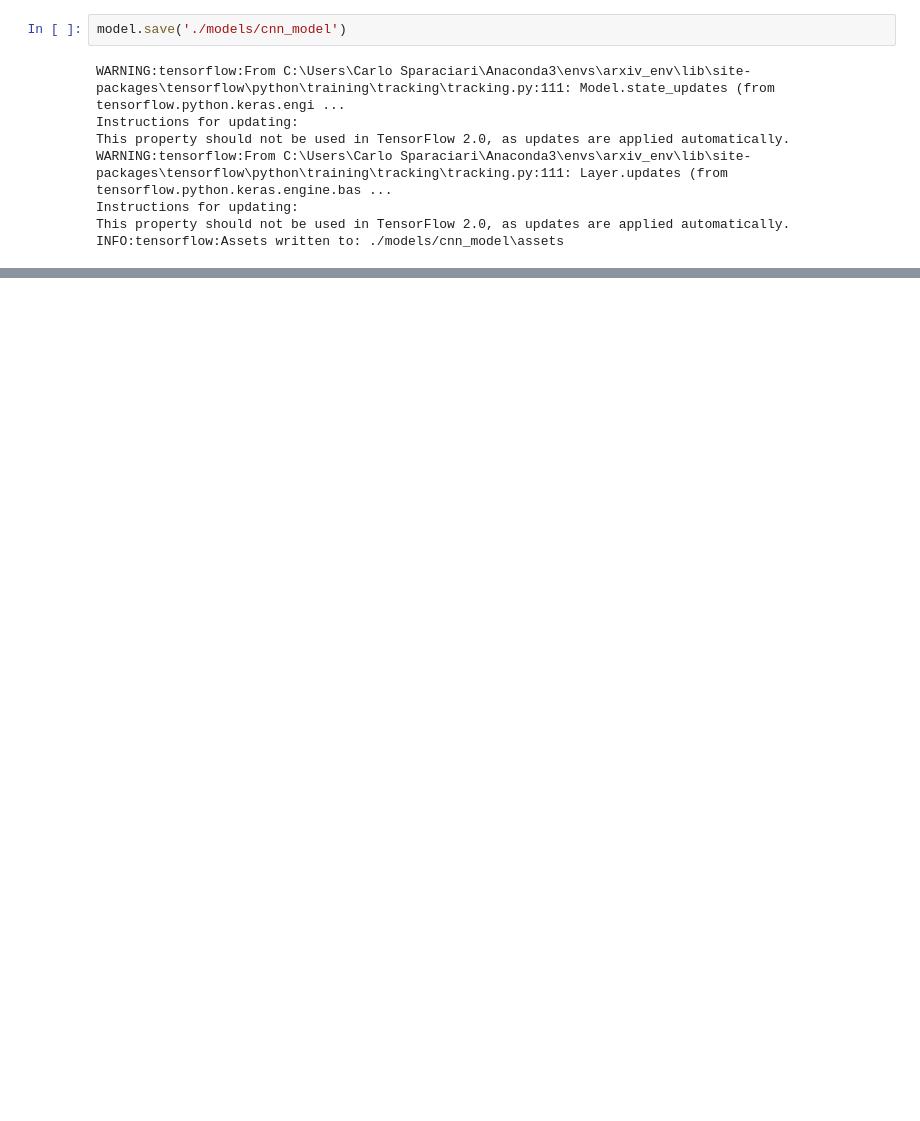
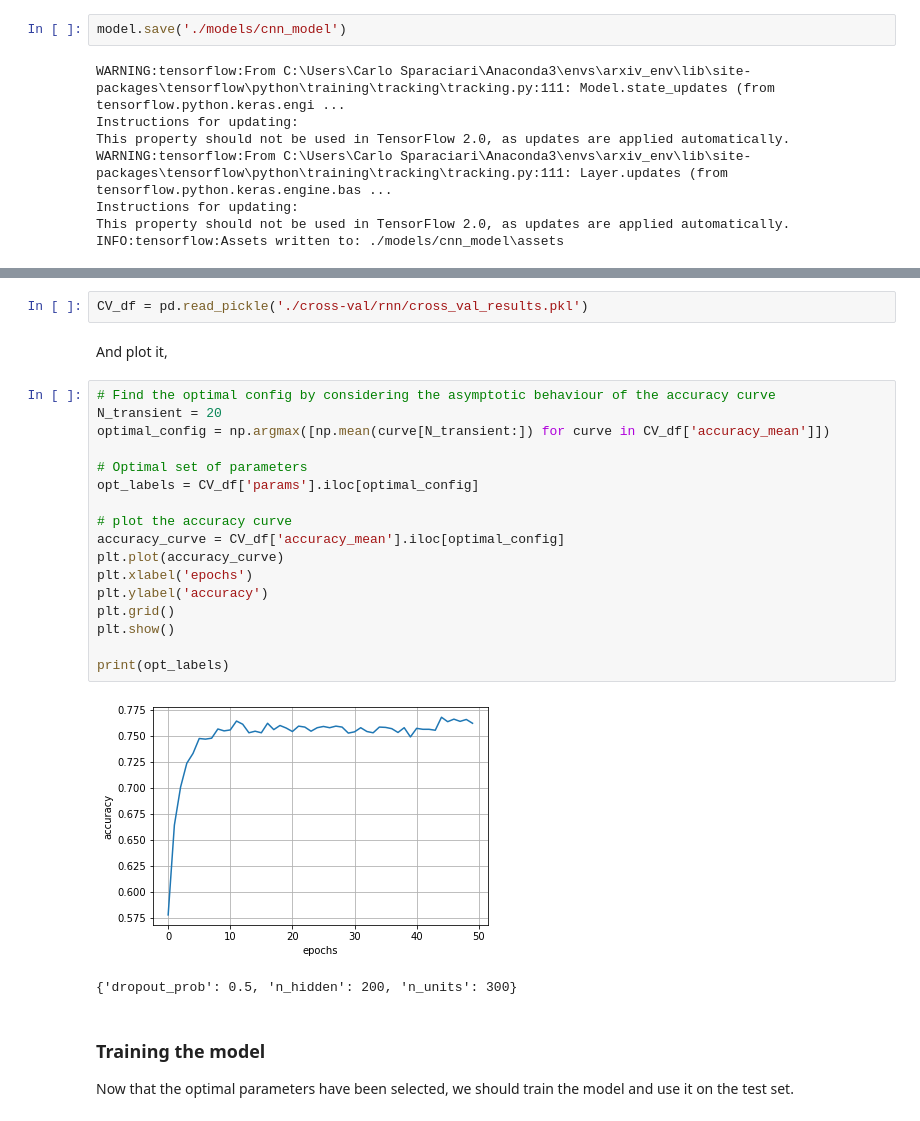
Before and after one commit to carlosparaciari/abstract-classification-embedding, a Jupyter notebook: word2vec_tagger.ipynb, the cells around one changed output, grey strips where cells are left out. Saved outputs shown, nothing was run; the diff lists cells and outputs as text; blank space fills up the shorter version.

Commit message:
RNN trained and performance evaluated

```diff
--- a/word2vec_tagger.ipynb
+++ b/word2vec_tagger.ipynb
@@ -689,0 +561,28 @@ field theori higher dimens       0.60      0.58      0.59       168
+# %%
+CV_df = pd.read_pickle('./cross-val/rnn/cross_val_results.pkl')
+# %% [markdown]
+And plot it,
+# %%
+# Find the optimal config by considering the asymptotic behaviour of the accuracy curve
+N_transient = 20
+optimal_config = np.argmax([np.mean(curve[N_transient:]) for curve in CV_df['accuracy_mean']])
+
+# Optimal set of parameters
+opt_labels = CV_df['params'].iloc[optimal_config]
+
+# plot the accuracy curve
+accuracy_curve = CV_df['accuracy_mean'].iloc[optimal_config]
+plt.plot(accuracy_curve)
+plt.xlabel('epochs')
+plt.ylabel('accuracy')
+plt.grid()
+plt.show()
+
+print(opt_labels)
+# %% [output]
+[figure, added]
+{'dropout_prob': 0.5, 'n_hidden': 200, 'n_units': 300}
+# %% [markdown]
+### Training the model
+
+Now that the optimal parameters have been selected, we should train the model and use it on the test set.
```
Also changed, not shown: parts of 42 cells of this notebook, 1 other file.
